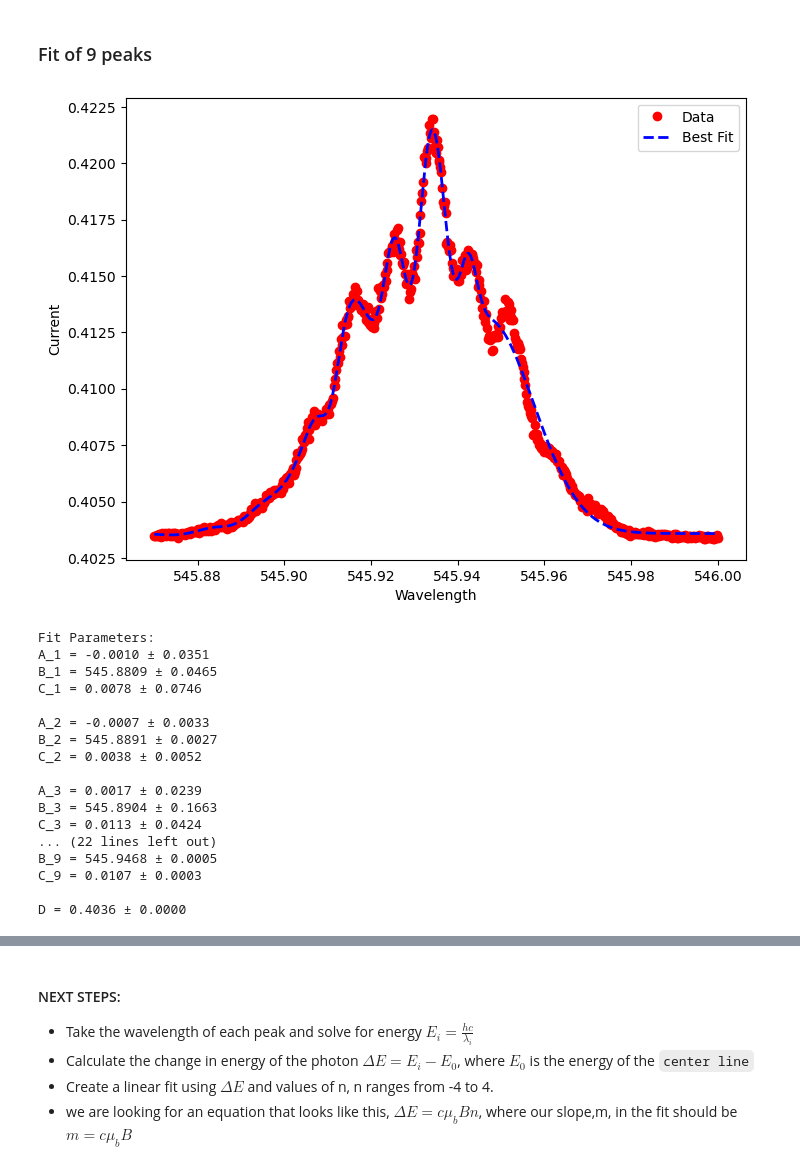
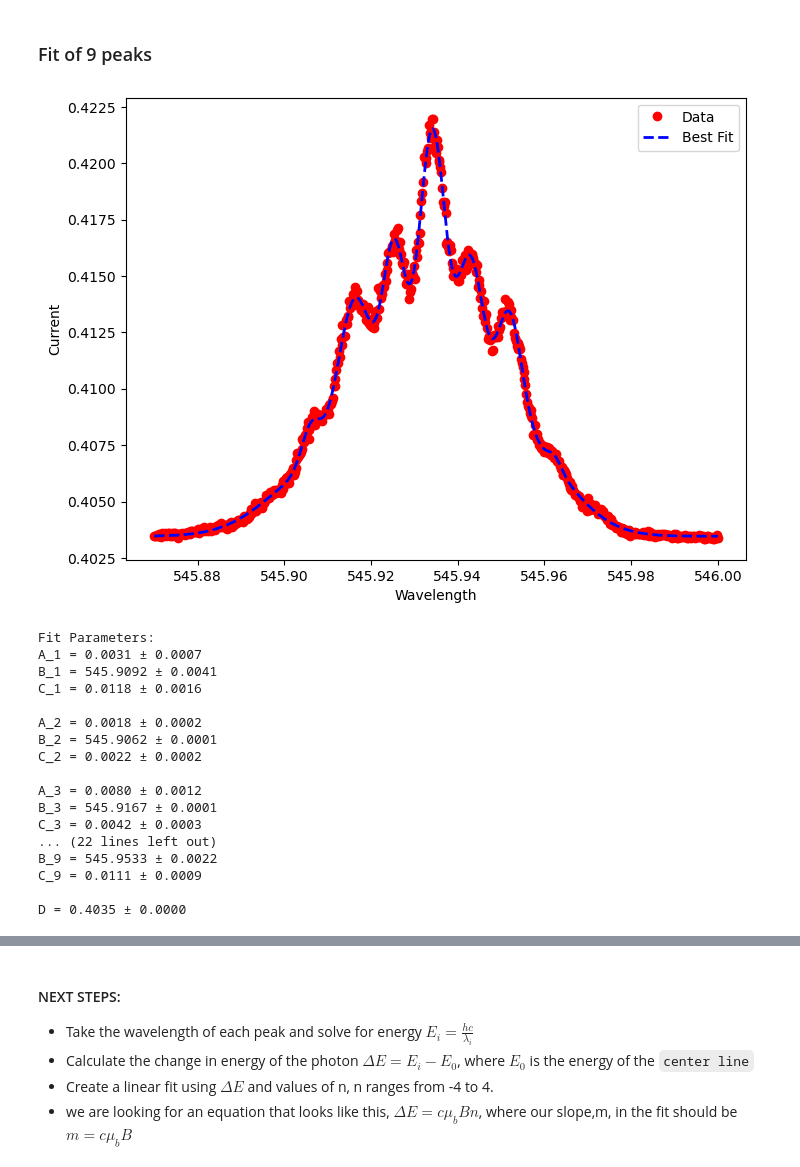
Before and after one commit to MazinDan/Zeeman-Effect, a Jupyter notebook: Zeeman_effect.ipynb, the cells around one changed output, grey strips where cells are left out. Saved outputs shown, nothing was run; the diff lists cells and outputs as text; code cells hidden in the pictures.

```diff
--- a/Zeeman_effect.ipynb
+++ b/Zeeman_effect.ipynb
@@ -47,7 +47,7 @@ def is_float(string):
 def fit_and_plot_gaussian(x_data, y_data, initial_guess):
 
     # Perform the curve fitting
-    params, covariance = curve_fit(fgaussian, x_data, y_data, p0=initial_guess, maxfev=5000)
+    params, covariance = curve_fit(fgaussian, x_data, y_data, p0=initial_guess, maxfev=50000)
     (A_1_fit, B_1_fit, C_1_fit,
     A_2_fit, B_2_fit, C_2_fit,
     A_3_fit, B_3_fit, C_3_fit,
@@ -157,37 +157,37 @@ plt.show()
 # %% [markdown]
 ### Fit of 9 peaks
 # %%
-initial_guess = [0.1, 545.870, 0.006,   # Peak 1
-                 0.15, 545.880, 0.005,  # Peak 2
-                 0.2, 545.883, 0.005,   # Peak 3
-                 0.28, 545.899, 0.01,   # Peak 4
-                 0.27, 545.911, 0.008,  # Peak 5
-                 0.19, 545.927, 0.001,  # Peak 6
-                 0.16, 545.935, 0.001,  # Peak 7
-                 0.13, 545.943, 0.001,  # Peak 8
-                 0.10, 545.955, 0.006,  # Peak 9
-                 0.40]                  # Baseline
+initial_guess = [0.1, 545.880, 0.006,   # Peak 1
+                 0.15, 545.902, 0.005,  # Peak 2
+                 0.2, 545.912, 0.005,   # Peak 3
+                 0.28, 545.925, 0.01,   # Peak 4
+                 0.27, 545.938, 0.008,  # Peak 5
+                 0.19, 545.946, 0.004,  # Peak 6
+                 0.16, 545.955, 0.001,  # Peak 7
+                 0.13, 545.961, 0.001,  # Peak 8
+                 0.10, 545.971, 0.006,  # Peak 9
+                 0.403]               # Baseline
 
 peaks, uncertainties = fit_and_plot_gaussian(np.array(x_data_best), np.array(y_data_best), initial_guess)
 # %% [output]
-[figure, old version]
+[figure, new version]
 Fit Parameters:
-A_1 = -0.0010 ± 0.0351
-B_1 = 545.8809 ± 0.0465
-C_1 = 0.0078 ± 0.0746
+A_1 = 0.0031 ± 0.0007
+B_1 = 545.9092 ± 0.0041
+C_1 = 0.0118 ± 0.0016
 
-A_2 = -0.0007 ± 0.0033
-B_2 = 545.8891 ± 0.0027
-C_2 = 0.0038 ± 0.0052
+A_2 = 0.0018 ± 0.0002
+B_2 = 545.9062 ± 0.0001
+C_2 = 0.0022 ± 0.0002
 
-A_3 = 0.0017 ± 0.0239
-B_3 = 545.8904 ± 0.1663
-C_3 = 0.0113 ± 0.0424
+A_3 = 0.0080 ± 0.0012
+B_3 = 545.9167 ± 0.0001
+C_3 = 0.0042 ± 0.0003
 ... (22 lines left out)
-B_9 = 545.9468 ± 0.0005
-C_9 = 0.0107 ± 0.0003
+B_9 = 545.9533 ± 0.0022
+C_9 = 0.0111 ± 0.0009
 
-D = 0.4036 ± 0.0000
+D = 0.4035 ± 0.0000
 # %%
 h = 6.62607015e-34  # Planck's constant in J*s
 c = 299792458       # Speed of light in m/s
```
Also changed, not shown: parts of 1 cell of this notebook.
